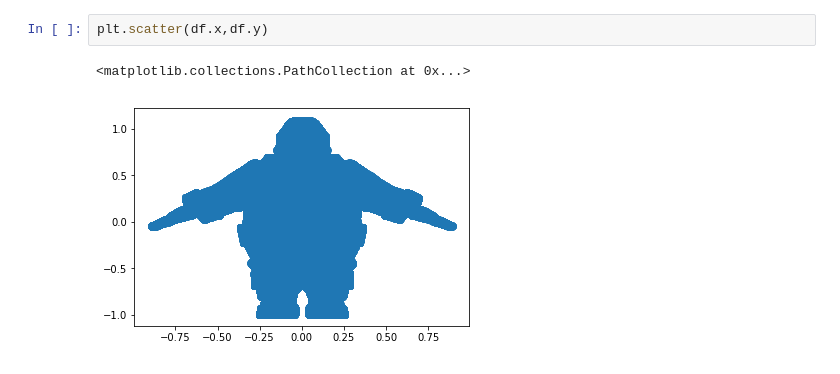
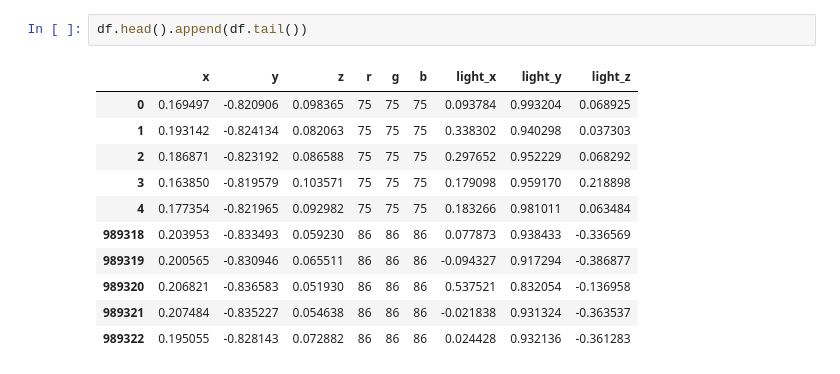
Before and after one commit to giotto-ai/tutorial_mapper, a Jupyter notebook: santa_shape_3D.ipynb, the cells around one changed output. Saved outputs shown, nothing was run; the diff lists cells and outputs as text.

```diff
--- a/santa_shape_3D.ipynb
+++ b/santa_shape_3D.ipynb
@@ -16,5 +18,14 @@ df.r.hist()
-# %%
-plt.scatter(df.x,df.y)
-# %% [output]
-<matplotlib.collections.PathCollection at 0x...>
-[figure, removed]
+# %%
+df.head().append(df.tail())
+# %% [output]
+|  | x | y | z | r | g | b | light_x | light_y | light_z |
+| 0 | 0.169497 | -0.820906 | 0.098365 | 75 | 75 | 75 | 0.093784 | 0.993204 | 0.068925 |
+| 1 | 0.193142 | -0.824134 | 0.082063 | 75 | 75 | 75 | 0.338302 | 0.940298 | 0.037303 |
+| 2 | 0.186871 | -0.823192 | 0.086588 | 75 | 75 | 75 | 0.297652 | 0.952229 | 0.068292 |
+| 3 | 0.163850 | -0.819579 | 0.103571 | 75 | 75 | 75 | 0.179098 | 0.959170 | 0.218898 |
+| 4 | 0.177354 | -0.821965 | 0.092982 | 75 | 75 | 75 | 0.183266 | 0.981011 | 0.063484 |
+| 989318 | 0.203953 | -0.833493 | 0.059230 | 86 | 86 | 86 | 0.077873 | 0.938433 | -0.336569 |
+| 989319 | 0.200565 | -0.830946 | 0.065511 | 86 | 86 | 86 | -0.094327 | 0.917294 | -0.386877 |
+| 989320 | 0.206821 | -0.836583 | 0.051930 | 86 | 86 | 86 | 0.537521 | 0.832054 | -0.136958 |
+| 989321 | 0.207484 | -0.835227 | 0.054638 | 86 | 86 | 86 | -0.021838 | 0.931324 | -0.363537 |
+| 989322 | 0.195055 | -0.828143 | 0.072882 | 86 | 86 | 86 | 0.024428 | 0.932136 | -0.361283 |
```
Also changed, not shown: parts of 21 cells of this notebook, 1 other file.
